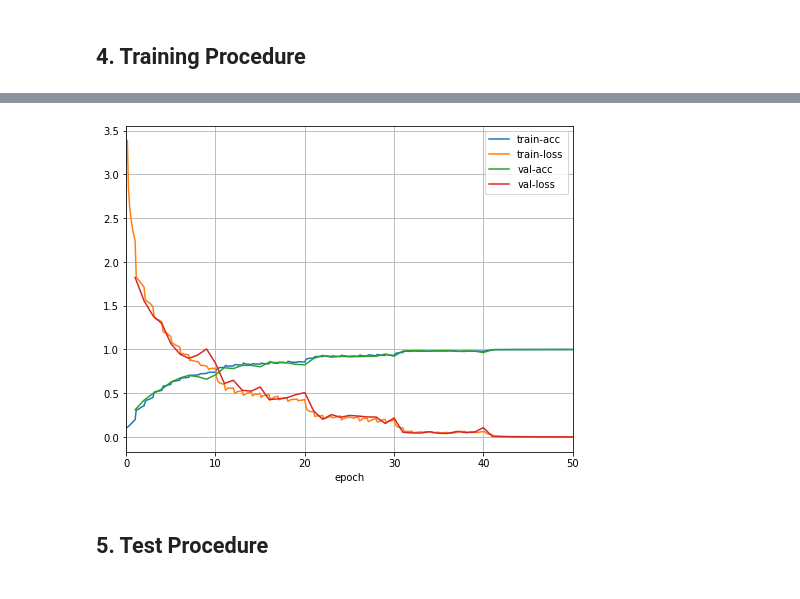
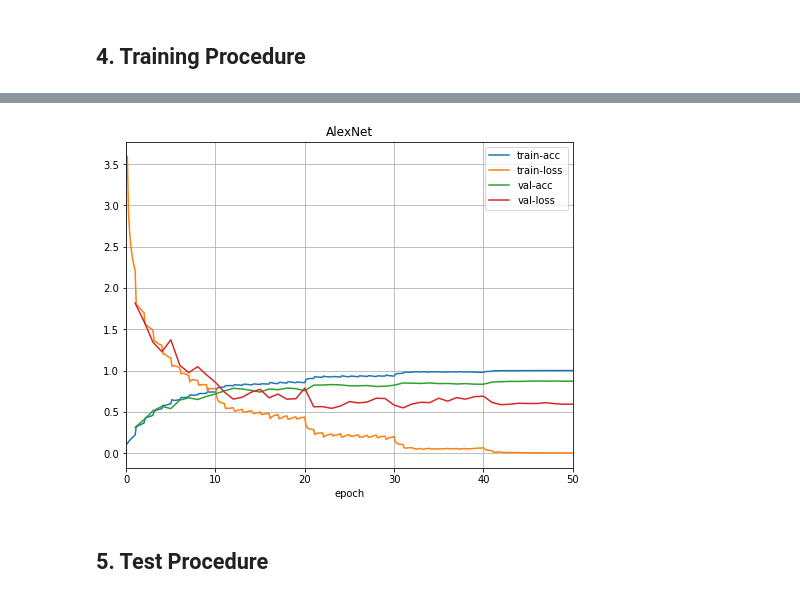
Before and after one commit to danhdoan/cifar10-end2end-mxnet, a Jupyter notebook: cifar10-end2end.ipynb, the cells around one changed output, grey strips where cells are left out. Cells and saved outputs as stored; diff of their text form; code cells hidden in the pictures.

Commit message:
fix bug in `evaluate_accuracy_loss` function - re-train AlexNet

```diff
--- a/cifar10-end2end.ipynb
+++ b/cifar10-end2end.ipynb
@@ -78,20 +79,20 @@ from altusi.models import ResNet18, ResNet34, ResNet50, ResNet101, ResNet152
 from altusi.models import AlexNet
 
 # AlexNet architecture
-net = AlexNet(nclasses=cfg.CIFAR_NCLASSES)
+net = AlexNet(nclasses=cfg.CIFAR_NCLASSES); model_name = 'AlexNet'
 
 # VGG architectures
-#net = VGG11(nclasses=cfg.CIFAR_NCLASSES)
-#net = VGG13(nclasses=cfg.CIFAR_NCLASSES)
-#net = VGG16(nclasses=cfg.CIFAR_NCLASSES)
-#net = VGG19(nclasses=cfg.CIFAR_NCLASSES)
+#net = VGG11(nclasses=cfg.CIFAR_NCLASSES); model_name = 'VGG11'
+#net = VGG13(nclasses=cfg.CIFAR_NCLASSES); model_name = 'VGG13'
+#net = VGG16(nclasses=cfg.CIFAR_NCLASSES); model_name = 'VGG16'
+#net = VGG19(nclasses=cfg.CIFAR_NCLASSES); model_name = 'VGG19'
 
 # Resnet architectures
-#net = ResNet18(nclasses=cfg.CIFAR_NCLASSES)
-#net = ResNet34(nclasses=cfg.CIFAR_NCLASSES)
-#net = ResNet50(nclasses=cfg.CIFAR_NCLASSES)
-#net = ResNet101(nclasses=cfg.CIFAR_NCLASSES)
-#net = ResNet152(nclasses=cfg.CIFAR_NCLASSES)
+#net = ResNet18(nclasses=cfg.CIFAR_NCLASSES); model_name = 'ResNet18'
+#net = ResNet34(nclasses=cfg.CIFAR_NCLASSES); model_name = 'ResNet34'
+#net = ResNet50(nclasses=cfg.CIFAR_NCLASSES); model_name = 'ResNet50'
+#net = ResNet101(nclasses=cfg.CIFAR_NCLASSES); model_name = 'ResNet101'
+#net = ResNet152(nclasses=cfg.CIFAR_NCLASSES); model_name = 'ResNet152'
 
 LOG(INFO, 'Network setup done')
 # %% [output]
@@ -146,7 +147,7 @@ def evaluate_accuracy_loss(net, loader, criterion, ctx):
     loss = 0
     sample_cnt = 0
 
-    for i, (X, y) in enumerate(train_loader):
+    for i, (X, y) in enumerate(loader):
         X, y = X.as_in_context(ctx), y.as_in_context(ctx)
 
         y_hat = net(X)
@@ -159,7 +160,7 @@ def evaluate_accuracy_loss(net, loader, criterion, ctx):
     return metric.get(), loss / sample_cnt
 # %%
 animator = vis.Animator(
-    xlabel='epoch',
+    title=model_name, xlabel='epoch',
     legend=['train-acc', 'train-loss', 'val-acc', 'val-loss'],
     xlim=[0, cfg.NEPOCHS],
     figsize=(8, 6)
@@ -169,6 +170,8 @@ LR_DECAY_EPOCHS = [10, 20, 30, 40] + [np.inf]
 lr_decay_idx = 0
 
 train_metric = mx.metric.Accuracy()
+best_val_acc = 0
+
 for epoch in range(cfg.NEPOCHS):
     train_metric.reset()
     train_loss_total = 0
@@ -201,9 +204,21 @@ for epoch in range(cfg.NEPOCHS):
     (name, val_acc), val_loss = evaluate_accuracy_loss(net, test_loader, criterion, ctx)
     animator.add(epoch+1, (None, None, val_acc, val_loss))
 
+    if best_val_acc < val_acc:
+        best_val_acc = val_acc
+        saved_model_name = '{}-epoch-{:02d}-acc-{:.4f}.params'.format(
+            model_name.lower(), epoch+1, best_val_acc)
+        net.save_parameters(os.path.join(cfg.CHECKPOINTS, saved_model_name))
+
     LOG(INFO, 'Epoch:', epoch+1)
     LOG(INFO, '\ttrain-acc:  {:.6f}'.format(train_acc))
     LOG(INFO, '\ttrain-loss: {:.6f}'.format(train_loss))
     LOG(INFO, '\tval-acc:    {:.6f}'.format(val_acc))
     LOG(INFO, '\tval-loss:   {:.6f}'.format(val_loss))
+
+
+history_image_name = '{}-acc-{:.4f}.png'.format(model_name.lower(), best_val_acc)
+animator.savefig(save_path=os.path.join(cfg.HISTORY, history_image_name))
+
+LOG(INFO, 'Training Procedure done')
 # %% [output]
@@ -215,3 +231,3 @@ for epoch in range(cfg.NEPOCHS):
-[figure, old version]
+[figure, new version]
 # %% [markdown]
 ## 5. Test Procedure
```
Also changed, not shown: parts of 19 cells of this notebook, 15 other files.
